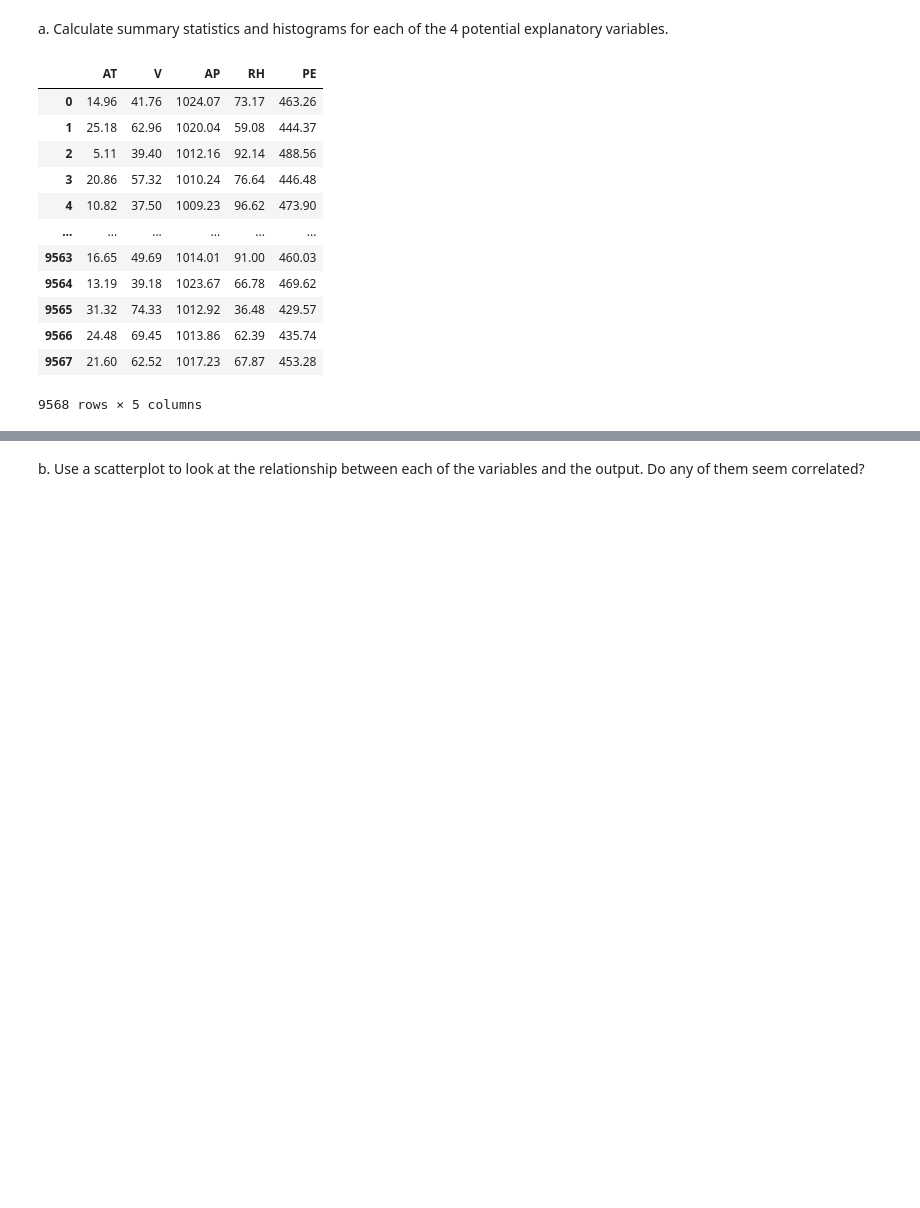
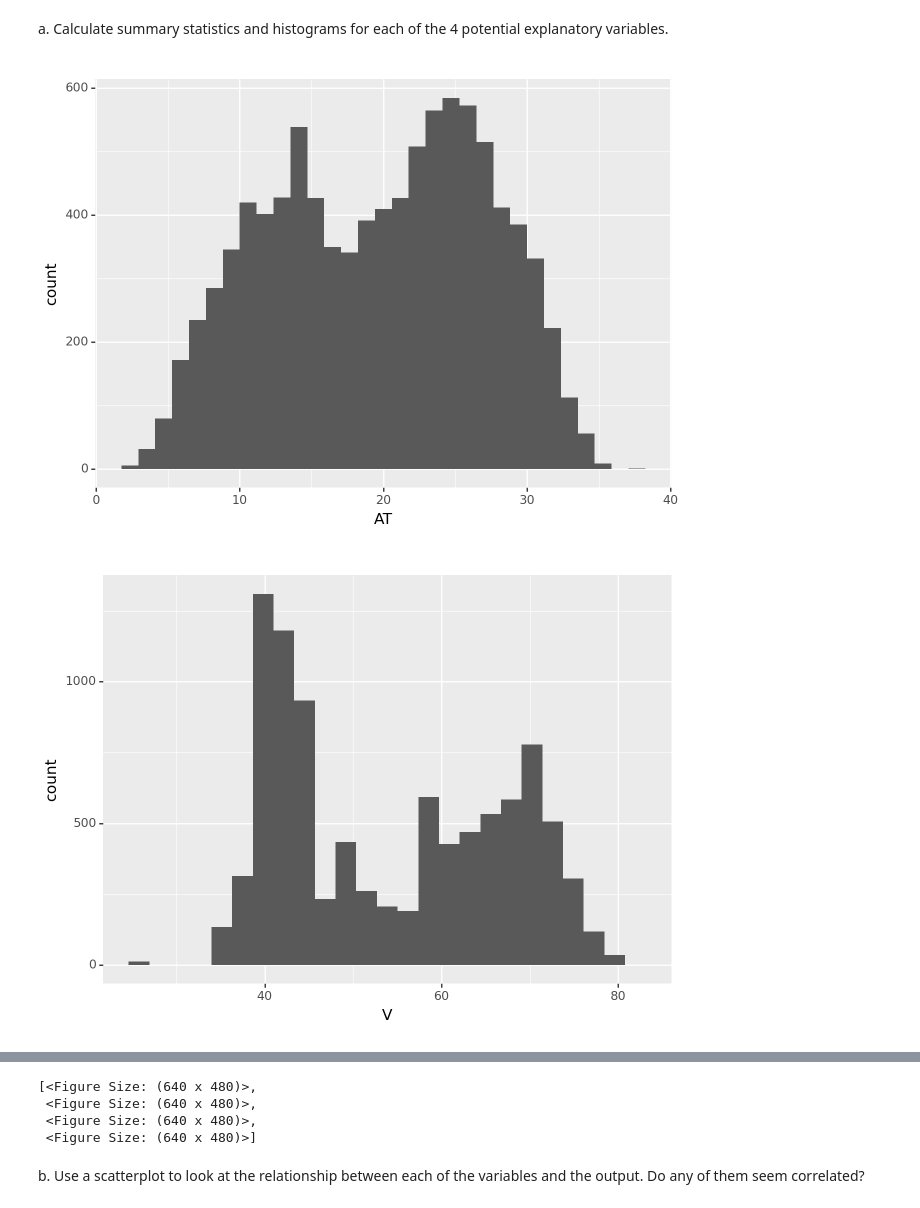
Before and after one commit to vivek-booshan/schulman, a Jupyter notebook: HW2/Homework2.ipynb, the cells around one changed output, grey strips where cells are left out. Saved outputs shown, nothing was run; the diff lists cells and outputs as text; code cells hidden in the pictures; blank space fills up the shorter version.

```diff
--- a/HW2/Homework2.ipynb
+++ b/HW2/Homework2.ipynb
@@ -64,20 +65,17 @@ In this problem we will ask whether linear regression models might be used to pr
 The data here are presented as unnormalized.  Let's first use exploratory data analysis to take a look at the plant's data.
 # %% [markdown]
 a.  Calculate summary statistics and histograms for each of the 4 potential explanatory variables.
-# %%
-ccpp = pd.read_excel("CCPP_data.xlsx")
-ccpp
-# %% [output]
-|  | AT | V | AP | RH | PE |
-| 0 | 14.96 | 41.76 | 1024.07 | 73.17 | 463.26 |
-| 1 | 25.18 | 62.96 | 1020.04 | 59.08 | 444.37 |
-| 2 | 5.11 | 39.40 | 1012.16 | 92.14 | 488.56 |
-| 3 | 20.86 | 57.32 | 1010.24 | 76.64 | 446.48 |
-| 4 | 10.82 | 37.50 | 1009.23 | 96.62 | 473.90 |
-| ... | ... | ... | ... | ... | ... |
-| 9563 | 16.65 | 49.69 | 1014.01 | 91.00 | 460.03 |
-| 9564 | 13.19 | 39.18 | 1023.67 | 66.78 | 469.62 |
-| 9565 | 31.32 | 74.33 | 1012.92 | 36.48 | 429.57 |
-| 9566 | 24.48 | 69.45 | 1013.86 | 62.39 | 435.74 |
-| 9567 | 21.60 | 62.52 | 1017.23 | 67.87 | 453.28 |
-9568 rows × 5 columns
+# %%
+ccpp = pd.read_excel("CCPP_data.xlsx")
+columns = ccpp.columns[:-1]
+plots = [None]*len(columns)
+for i, col in enumerate(columns):
+    plots[i] = (
+        ggplot(ccpp) +
+        aes(x=col) +
+        geom_histogram()
+    )
+plots
+# %% [output]
+[figure, added]
+[figure, added]
@@ -84,3 +84,7 @@ ccpp
+[<Figure Size: (640 x 480)>,
+ <Figure Size: (640 x 480)>,
+ <Figure Size: (640 x 480)>,
+ <Figure Size: (640 x 480)>]
 # %% [markdown]
 b. Use a scatterplot to look at the relationship between each of the variables and the output.  Do any of them seem correlated?
 # %%
```
Also changed, not shown: parts of 15 cells of this notebook.
